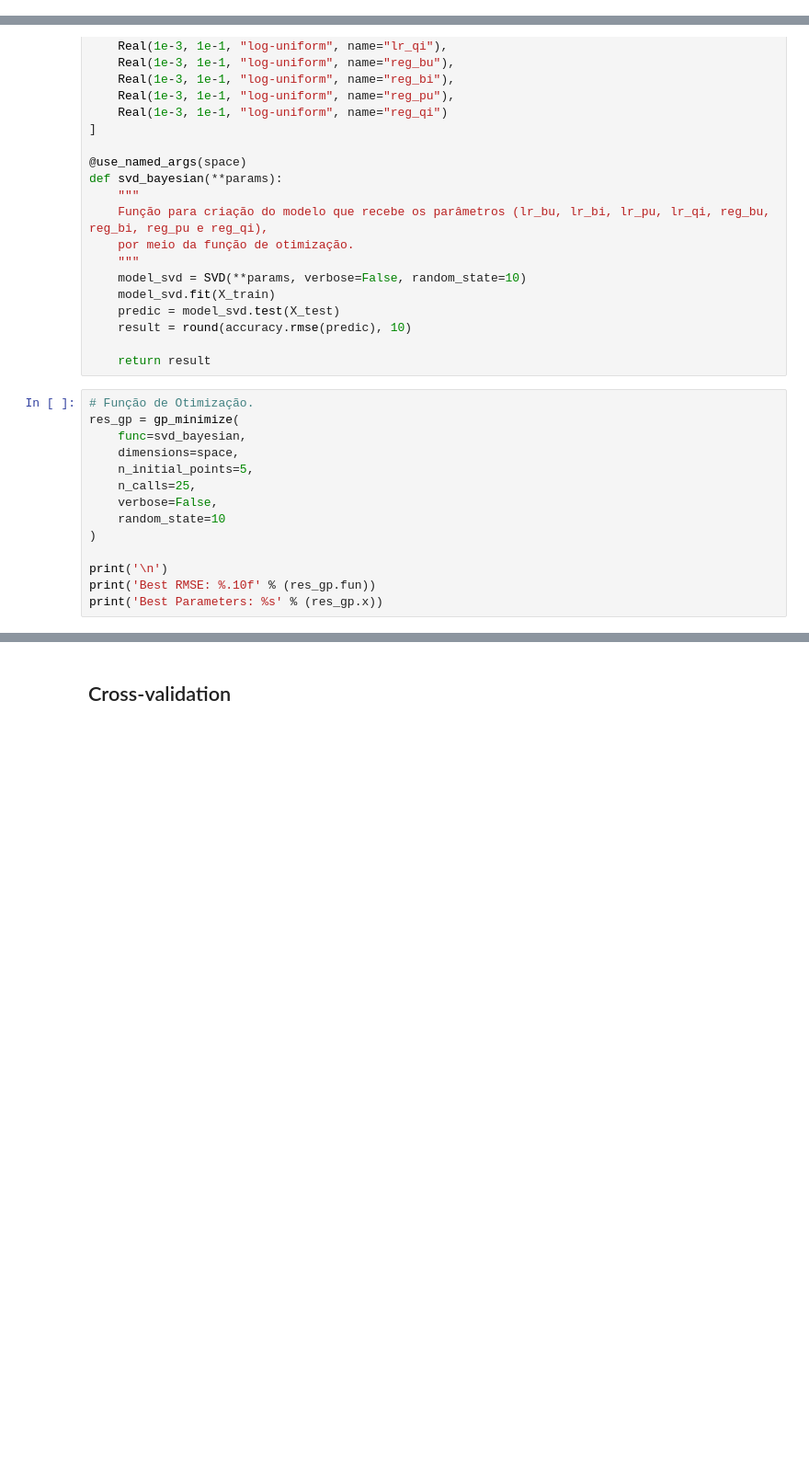
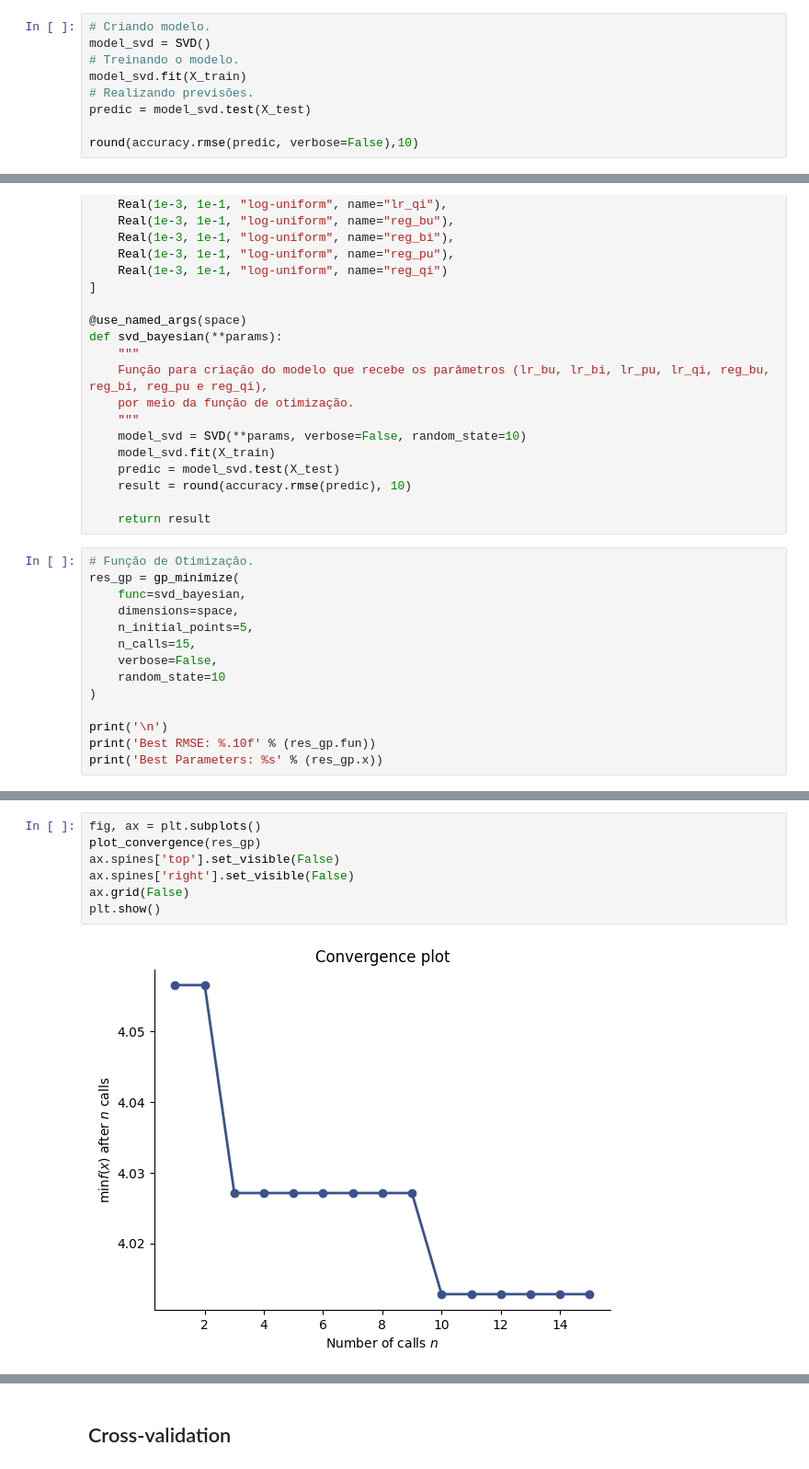
Before and after one commit to houstonsantos/joke_rating, a Jupyter notebook: joke_rating.ipynb, the cells around one changed output, grey strips where cells are left out. Shown at 92% size. Drawn from its saved outputs; the diff is of its cells as text; blank space fills up the shorter version.

```diff
--- a/joke_rating_v2.ipynb
+++ b/joke_rating.ipynb
@@ -181,3 +179,12 @@ $$
 ## Modelo inicial
 
 Crindo modelo utilizando parâmetros default, vamos obter nossa RMSE e trabalhar para melhorar nossa métrica.
+# %%
+# Criando modelo.
+model_svd = SVD()
+# Treinando o modelo.
+model_svd.fit(X_train)
+# Realizando previsões.
+predic = model_svd.test(X_test)
+
+round(accuracy.rmse(predic, verbose=False),10)
@@ -237,7 +248,7 @@ res_gp = gp_minimize(
     func=svd_bayesian,
     dimensions=space,
     n_initial_points=5,
-    n_calls=25,
+    n_calls=15,
     verbose=False,
     random_state=10
 )
@@ -269,0 +285,9 @@ print('Melhor resultado:', min(mrmse))
+# %%
+fig, ax = plt.subplots()
+plot_convergence(res_gp)
+ax.spines['top'].set_visible(False)
+ax.spines['right'].set_visible(False)
+ax.grid(False)
+plt.show()
+# %% [output]
+[figure, added]
```
Also changed, not shown: parts of 21 cells of this notebook, 2 other files.
